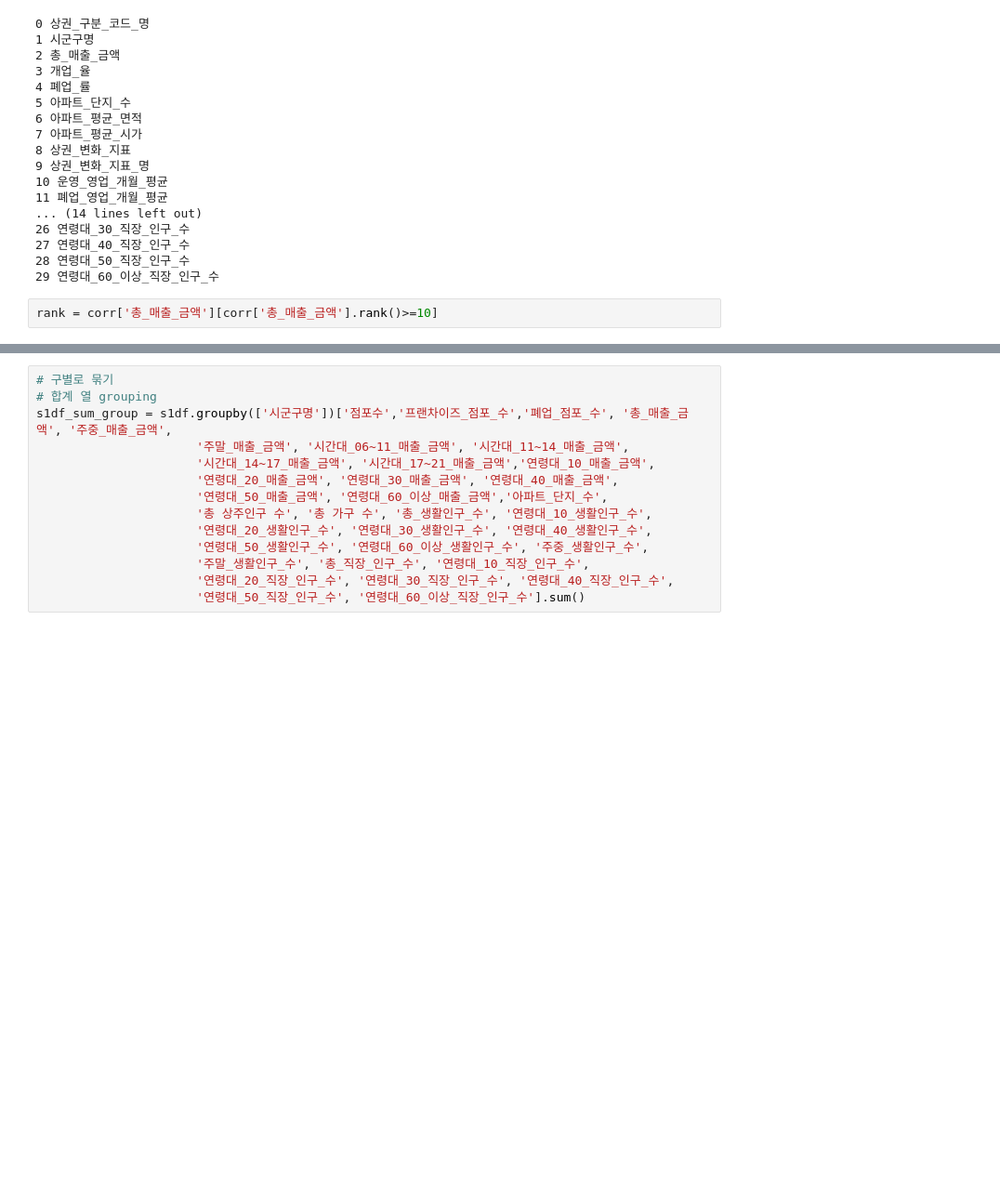
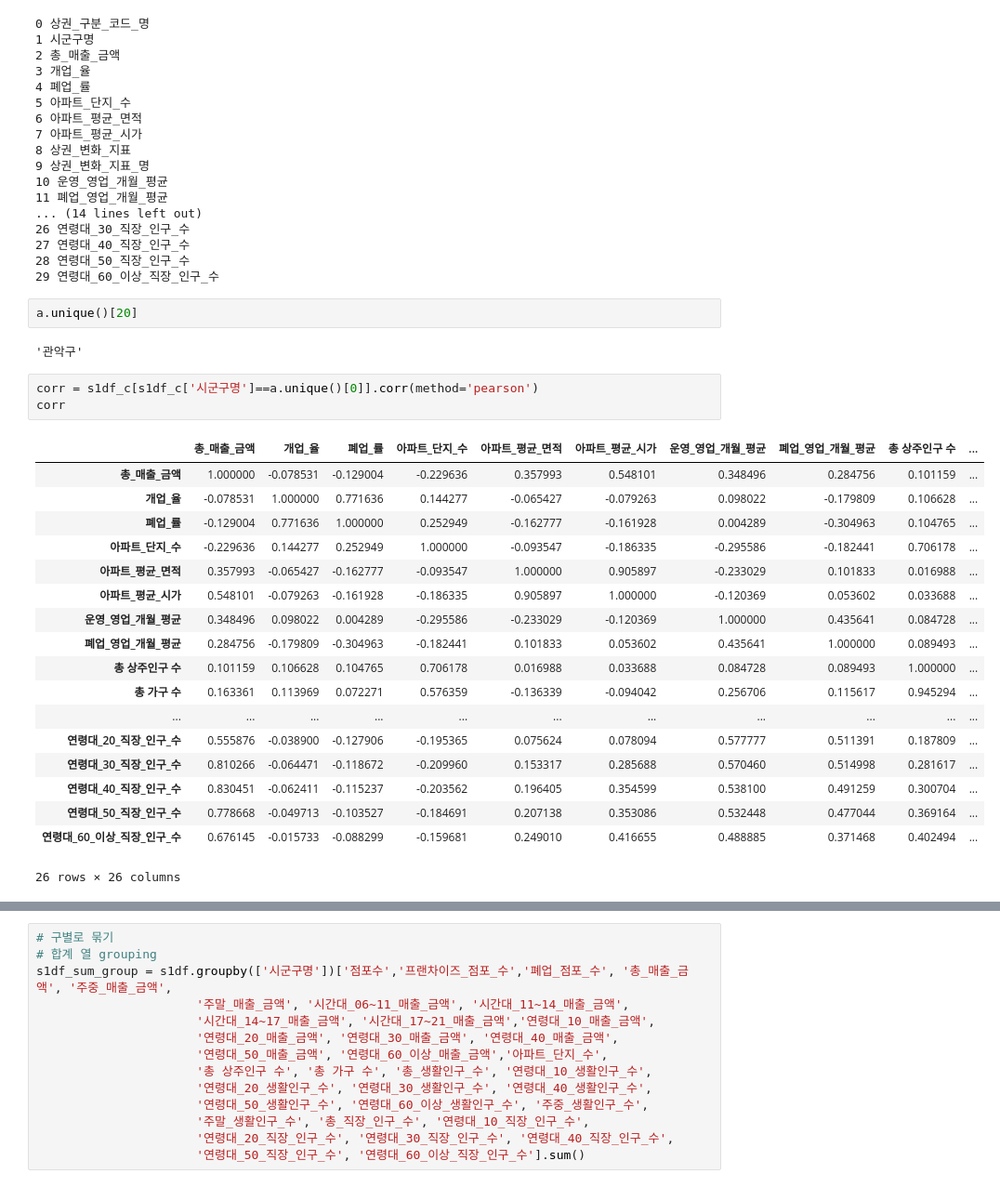
Before and after one commit to jaewook94/self-study, a Jupyter notebook: 카페 상권 데이터 전처리 및 모델링.ipynb, the cells around one changed output, grey strips where cells are left out. Shown at 93% size. Drawn from its saved outputs; the diff is of its cells as text; blank space fills up the shorter version.

```diff
--- a/카페 상권 데이터 전처리 및 모델링.ipynb
+++ b/카페 상권 데이터 전처리 및 모델링.ipynb
@@ -202,7 +203,31 @@ for i,element in enumerate(s1df_c):
 27 연령대_40_직장_인구_수
 28 연령대_50_직장_인구_수
 29 연령대_60_이상_직장_인구_수
-# %%
-rank = corr['총_매출_금액'][corr['총_매출_금액'].rank()>=10]
+# %%
+a.unique()[20]
+# %% [output]
+'관악구'
+# %%
+corr = s1df_c[s1df_c['시군구명']==a.unique()[0]].corr(method='pearson')
+corr
+# %% [output]
+|  | 총_매출_금액 | 개업_율 | 폐업_률 | 아파트_단지_수 | 아파트_평균_면적 | 아파트_평균_시가 | 운영_영업_개월_평균 | 폐업_영업_개월_평균 | 총 상주인구 수 | ... |
+| 총_매출_금액 | 1.000000 | -0.078531 | -0.129004 | -0.229636 | 0.357993 | 0.548101 | 0.348496 | 0.284756 | 0.101159 | ... |
+| 개업_율 | -0.078531 | 1.000000 | 0.771636 | 0.144277 | -0.065427 | -0.079263 | 0.098022 | -0.179809 | 0.106628 | ... |
+| 폐업_률 | -0.129004 | 0.771636 | 1.000000 | 0.252949 | -0.162777 | -0.161928 | 0.004289 | -0.304963 | 0.104765 | ... |
+| 아파트_단지_수 | -0.229636 | 0.144277 | 0.252949 | 1.000000 | -0.093547 | -0.186335 | -0.295586 | -0.182441 | 0.706178 | ... |
+| 아파트_평균_면적 | 0.357993 | -0.065427 | -0.162777 | -0.093547 | 1.000000 | 0.905897 | -0.233029 | 0.101833 | 0.016988 | ... |
+| 아파트_평균_시가 | 0.548101 | -0.079263 | -0.161928 | -0.186335 | 0.905897 | 1.000000 | -0.120369 | 0.053602 | 0.033688 | ... |
+| 운영_영업_개월_평균 | 0.348496 | 0.098022 | 0.004289 | -0.295586 | -0.233029 | -0.120369 | 1.000000 | 0.435641 | 0.084728 | ... |
+| 폐업_영업_개월_평균 | 0.284756 | -0.179809 | -0.304963 | -0.182441 | 0.101833 | 0.053602 | 0.435641 | 1.000000 | 0.089493 | ... |
+| 총 상주인구 수 | 0.101159 | 0.106628 | 0.104765 | 0.706178 | 0.016988 | 0.033688 | 0.084728 | 0.089493 | 1.000000 | ... |
+| 총 가구 수 | 0.163361 | 0.113969 | 0.072271 | 0.576359 | -0.136339 | -0.094042 | 0.256706 | 0.115617 | 0.945294 | ... |
+| ... | ... | ... | ... | ... | ... | ... | ... | ... | ... | ... |
+| 연령대_20_직장_인구_수 | 0.555876 | -0.038900 | -0.127906 | -0.195365 | 0.075624 | 0.078094 | 0.577777 | 0.511391 | 0.187809 | ... |
+| 연령대_30_직장_인구_수 | 0.810266 | -0.064471 | -0.118672 | -0.209960 | 0.153317 | 0.285688 | 0.570460 | 0.514998 | 0.281617 | ... |
+| 연령대_40_직장_인구_수 | 0.830451 | -0.062411 | -0.115237 | -0.203562 | 0.196405 | 0.354599 | 0.538100 | 0.491259 | 0.300704 | ... |
+| 연령대_50_직장_인구_수 | 0.778668 | -0.049713 | -0.103527 | -0.184691 | 0.207138 | 0.353086 | 0.532448 | 0.477044 | 0.369164 | ... |
+| 연령대_60_이상_직장_인구_수 | 0.676145 | -0.015733 | -0.088299 | -0.159681 | 0.249010 | 0.416655 | 0.488885 | 0.371468 | 0.402494 | ... |
+26 rows × 26 columns
 # %%
 a = s1df_c['시군구명'] # 항상 같으니깐 빼야함!
```
Also changed, not shown: parts of 6 cells of this notebook.
